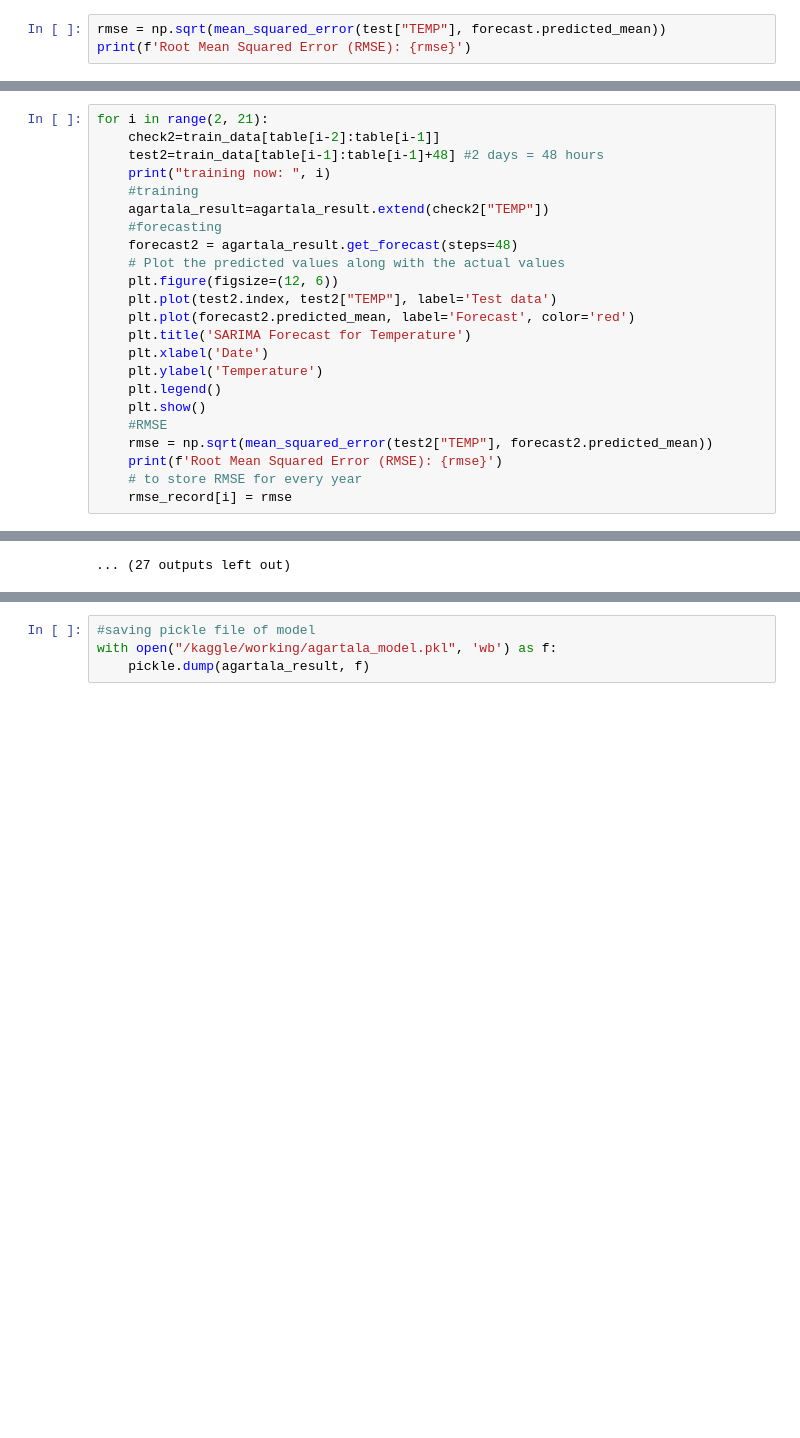
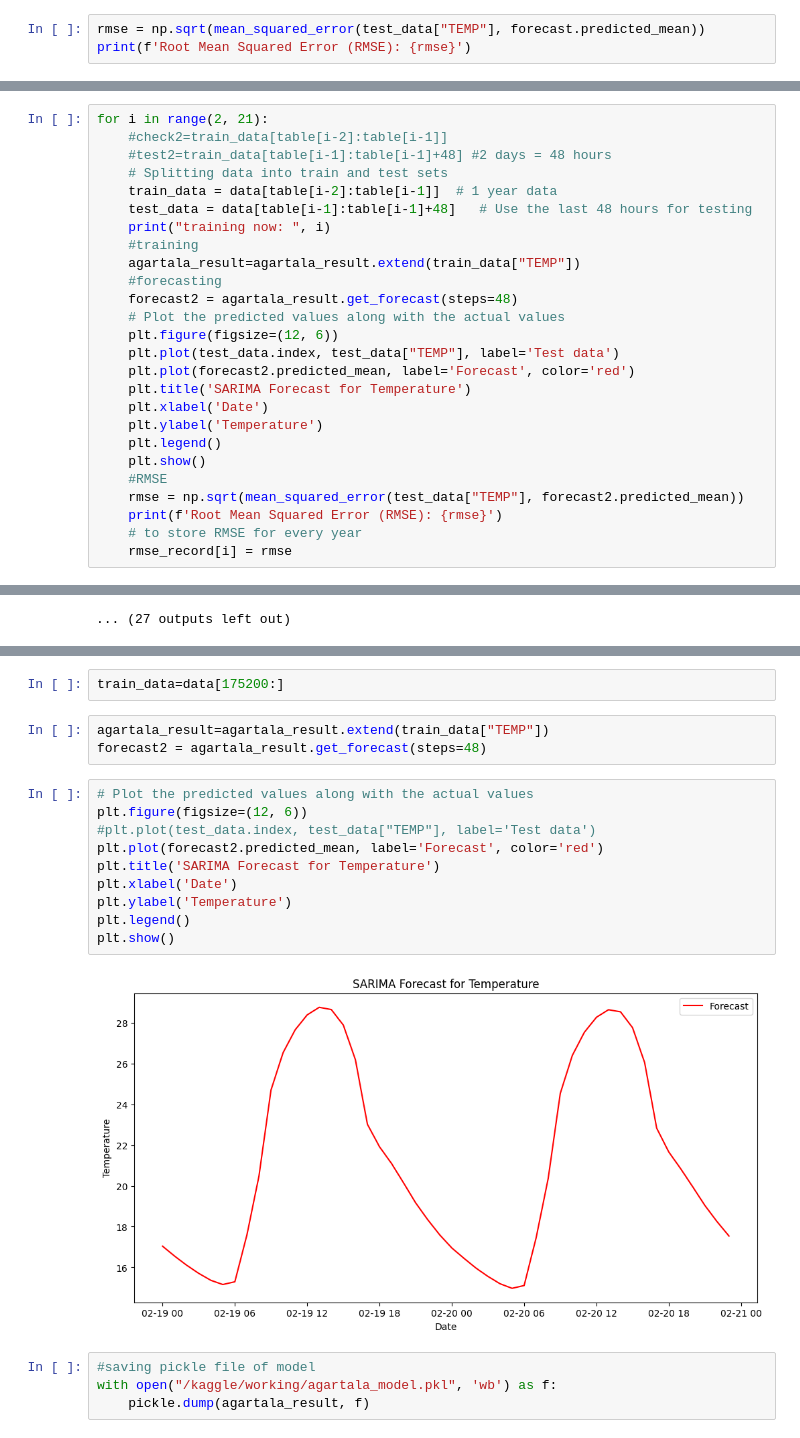
Before and after one commit to akhilgoplani/Unveiling-Weather-Patterns-A-Big-Data-Approach-to-Accurate-Forecasting, a Jupyter notebook: agartala-sarima.ipynb, the cells around one changed output, grey strips where cells are left out. Saved outputs shown, nothing was run; the diff lists cells and outputs as text; blank space fills up the shorter version.

```diff
--- a/agartala-sarima.ipynb
+++ b/agartala-sarima.ipynb
@@ -124,7 +183,7 @@ plt.show()
 # %% [output]
 [figure]
 # %%
-rmse = np.sqrt(mean_squared_error(test["TEMP"], forecast.predicted_mean))
+rmse = np.sqrt(mean_squared_error(test_data["TEMP"], forecast.predicted_mean))
 print(f'Root Mean Squared Error (RMSE): {rmse}')
 # %% [output]
 Root Mean Squared Error (RMSE): 2.4306795473143294
@@ -167,15 +199,18 @@ dtype: int64
 # %%
 for i in range(2, 21):
-    check2=train_data[table[i-2]:table[i-1]]
-    test2=train_data[table[i-1]:table[i-1]+48] #2 days = 48 hours
+    #check2=train_data[table[i-2]:table[i-1]]
+    #test2=train_data[table[i-1]:table[i-1]+48] #2 days = 48 hours
+    # Splitting data into train and test sets
+    train_data = data[table[i-2]:table[i-1]]  # 1 year data
+    test_data = data[table[i-1]:table[i-1]+48]   # Use the last 48 hours for testing
     print("training now: ", i)
     #training
-    agartala_result=agartala_result.extend(check2["TEMP"])
+    agartala_result=agartala_result.extend(train_data["TEMP"])
     #forecasting
     forecast2 = agartala_result.get_forecast(steps=48)
     # Plot the predicted values along with the actual values
     plt.figure(figsize=(12, 6))
-    plt.plot(test2.index, test2["TEMP"], label='Test data')
+    plt.plot(test_data.index, test_data["TEMP"], label='Test data')
     plt.plot(forecast2.predicted_mean, label='Forecast', color='red')
     plt.title('SARIMA Forecast for Temperature')
     plt.xlabel('Date')
@@ -183,7 +218,7 @@ for i in range(2, 21):
     plt.legend()
     plt.show()
     #RMSE
-    rmse = np.sqrt(mean_squared_error(test2["TEMP"], forecast2.predicted_mean))
+    rmse = np.sqrt(mean_squared_error(test_data["TEMP"], forecast2.predicted_mean))
     print(f'Root Mean Squared Error (RMSE): {rmse}')
     # to store RMSE for every year
     rmse_record[i] = rmse
@@ -231,3 +287,20 @@ rmse_record
+# %%
+train_data=data[175200:]
+# %%
+agartala_result=agartala_result.extend(train_data["TEMP"])
+forecast2 = agartala_result.get_forecast(steps=48)
+# %%
+# Plot the predicted values along with the actual values
+plt.figure(figsize=(12, 6))
+#plt.plot(test_data.index, test_data["TEMP"], label='Test data')
+plt.plot(forecast2.predicted_mean, label='Forecast', color='red')
+plt.title('SARIMA Forecast for Temperature')
+plt.xlabel('Date')
+plt.ylabel('Temperature')
+plt.legend()
+plt.show()
+# %% [output]
+[figure, added]
 # %%
 #saving pickle file of model
 with open("/kaggle/working/agartala_model.pkl", 'wb') as f:
```
Also changed, not shown: parts of 24 cells of this notebook, 9 other files.
